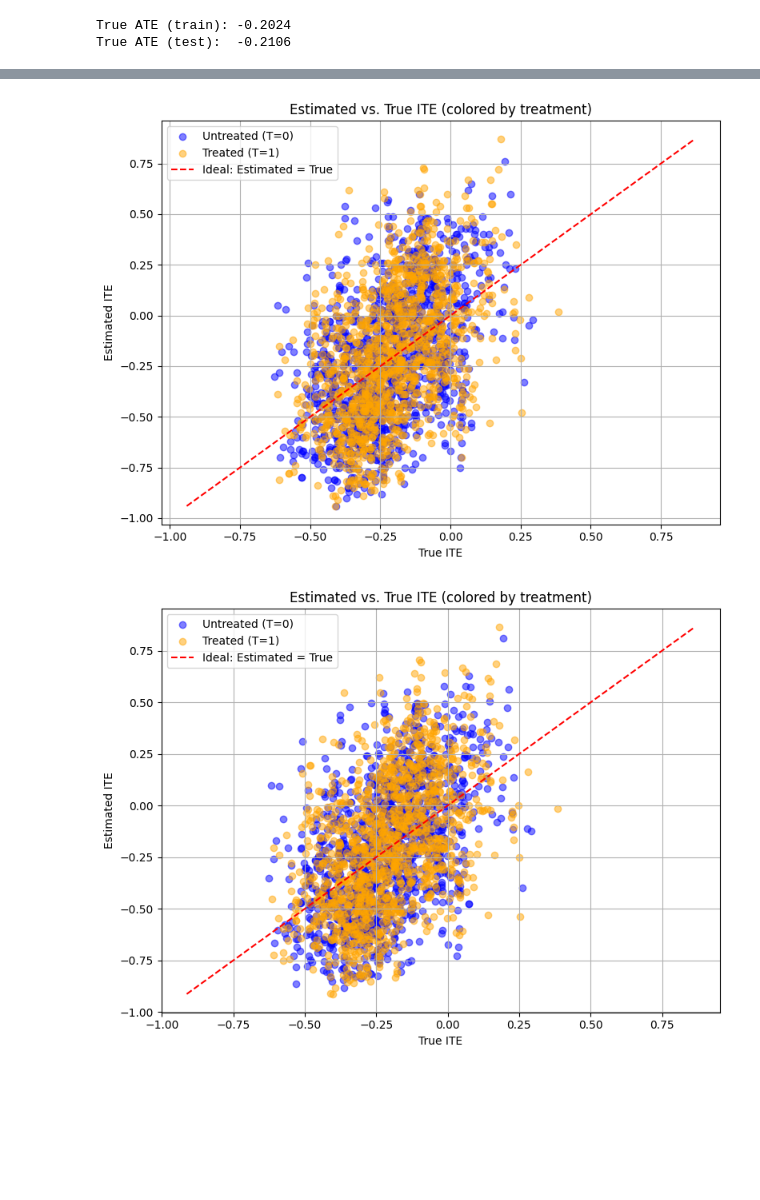
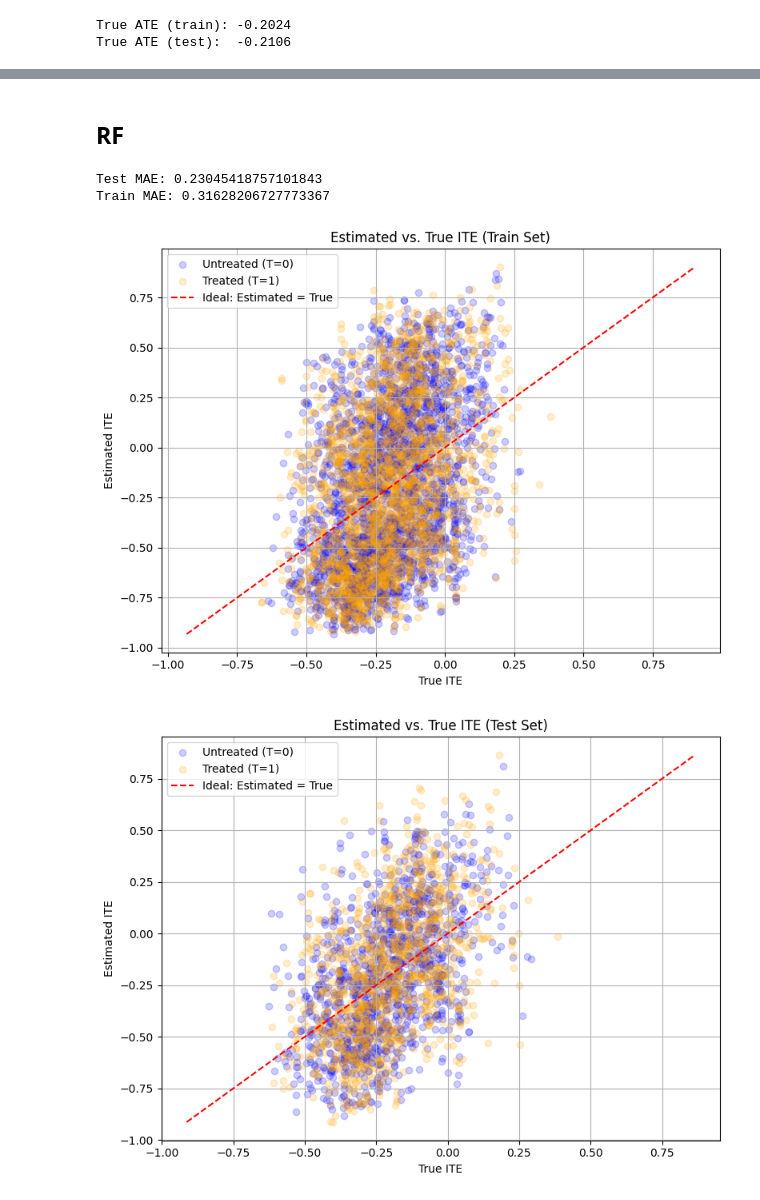
Before and after one commit to buehlpa/Individualized-Treatment-Effect, a Jupyter notebook: ite.ipynb, the cells around one changed output, grey strips where cells are left out. Cells and saved outputs as stored; diff of their text form; code cells hidden in the pictures; blank space fills up the shorter version.

Commit message:
T learner for ITE with logistic regression and RF

```diff
--- a/ite.ipynb
+++ b/ite.ipynb
@@ -181,5 +182,6 @@ plot_estimated_vs_true_ite_colored(df_result)
+# %% [markdown]
+## RF
 # %%
-from sklearn.ensemble import RandomForestClassifier
 
 def t_learner_random_forest(df_train, df_test, feature_cols, outcome_col='Y', treatment_col='Treatment'):
     # Split training data into treated and untreated
@@ -194,31 +196,39 @@ def t_learner_random_forest(df_train, df_test, feature_cols, outcome_col='Y', tr
     model_untreated.fit(untreated[feature_cols], untreated[outcome_col])
 
     # Predict potential outcomes on test set
-    mu1 = model_treated.predict_proba(df_test[feature_cols])[:, 1]
-    mu0 = model_untreated.predict_proba(df_test[feature_cols])[:, 1]
+    mu1_test = model_treated.predict_proba(df_test[feature_cols])[:, 1]
+    mu0_test = model_untreated.predict_proba(df_test[feature_cols])[:, 1]
+    ite_test = mu1_test - mu0_test
 
-    # ITE estimate
-    ite_estimate = mu1 - mu0
+    df_result_test = df_test.copy()
+    df_result_test['mu1_hat'] = mu1_test
+    df_result_test['mu0_hat'] = mu0_test
+    df_result_test['ITE_hat'] = ite_test
 
-    # Store results
-    df_result = df_test.copy()
-    df_result['mu1_hat'] = mu1
-    df_result['mu0_hat'] = mu0
-    df_result['ITE_hat'] = ite_estimate
+    # Predict potential outcomes on train set
+    mu1_train = model_treated.predict_proba(df_train[feature_cols])[:, 1]
+    mu0_train = model_untreated.predict_proba(df_train[feature_cols])[:, 1]
+    ite_train = mu1_train - mu0_train
 
-    return df_result, model_treated, model_untreated
+    df_result_train = df_train.copy()
+    df_result_train['mu1_hat'] = mu1_train
+    df_result_train['mu0_hat'] = mu0_train
+    df_result_train['ITE_hat'] = ite_train
+
+    return df_result_train, df_result_test, model_treated, model_untreated
-# %% [output]
-[figure, removed]
 # %%
-# 1. Simulate and split
-df = dgp_simulation(n_obs=10000)
-df_train, df_val, df_test = split_train_val_test(df)
+feature_cols = ['X1', 'X2']
+df_result_train, df_result_test, model_t, model_u = t_learner_random_forest(df_train, df_test, feature_cols)
 
-# 2. T-learner with random forests
-feature_cols = ['X1', 'X2']
-df_result, model_t, model_u = t_learner_random_forest(df_train, df_test, feature_cols)
+if 'ITE_true' in df_result_test.columns:
+    print("Test MAE:", np.mean(np.abs(df_result_test['ITE_hat'] - df_result_test['ITE_true'])))
+if 'ITE_true' in df_result_train.columns:
+    print("Train MAE:", np.mean(np.abs(df_result_train['ITE_hat'] - df_result_train['ITE_true'])))
 
-# 3. Visualize
-plot_estimated_vs_true_ite_colored(df_result)
+plot_estimated_vs_true_ite_colored(df_result_train, title_suffix="(Train Set)")
+plot_estimated_vs_true_ite_colored(df_result_test, title_suffix="(Test Set)")
 # %% [output]
+Test MAE: 0.23045418757101843
+Train MAE: 0.31628206727773367
-[figure, old version]
+[figure, new version]
+[figure, added]
```
Also changed, not shown: parts of 11 cells of this notebook.
